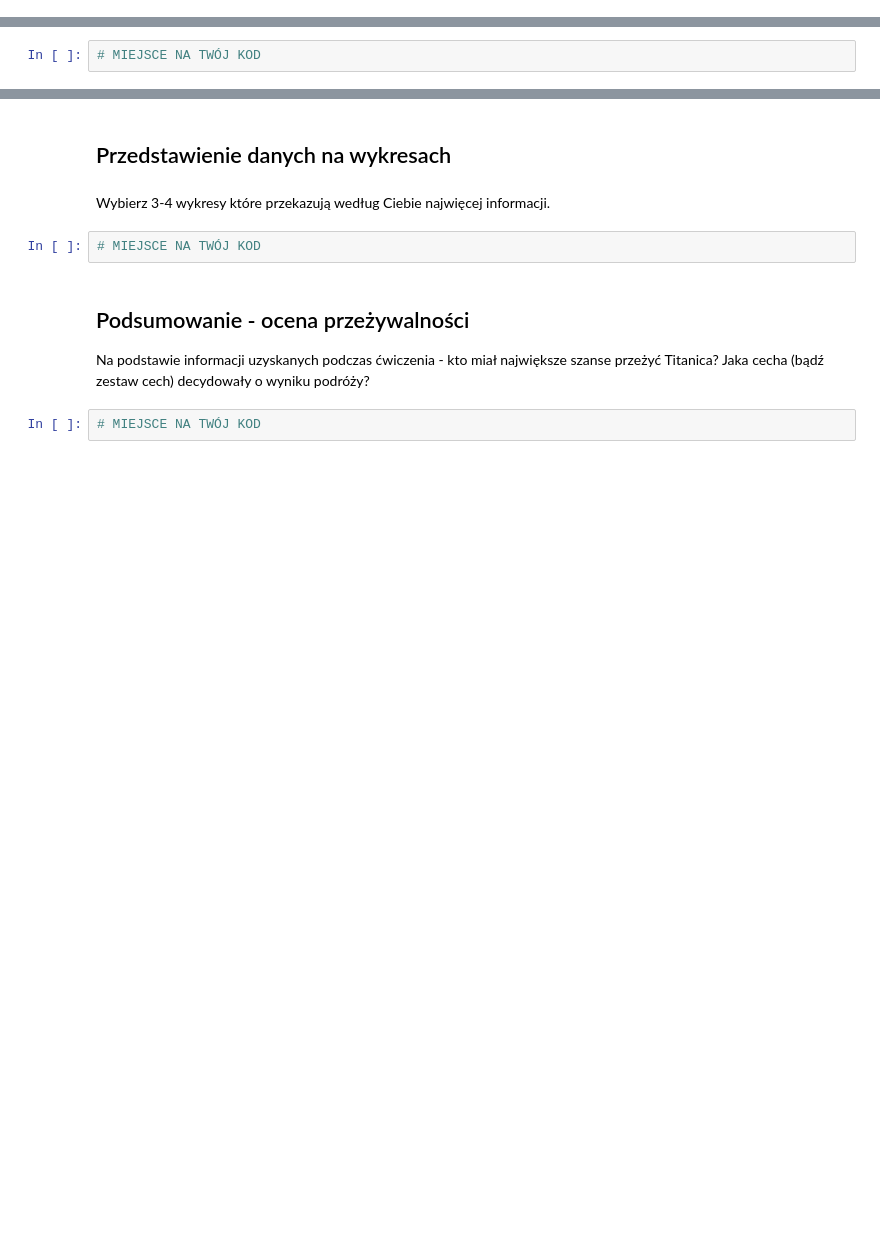
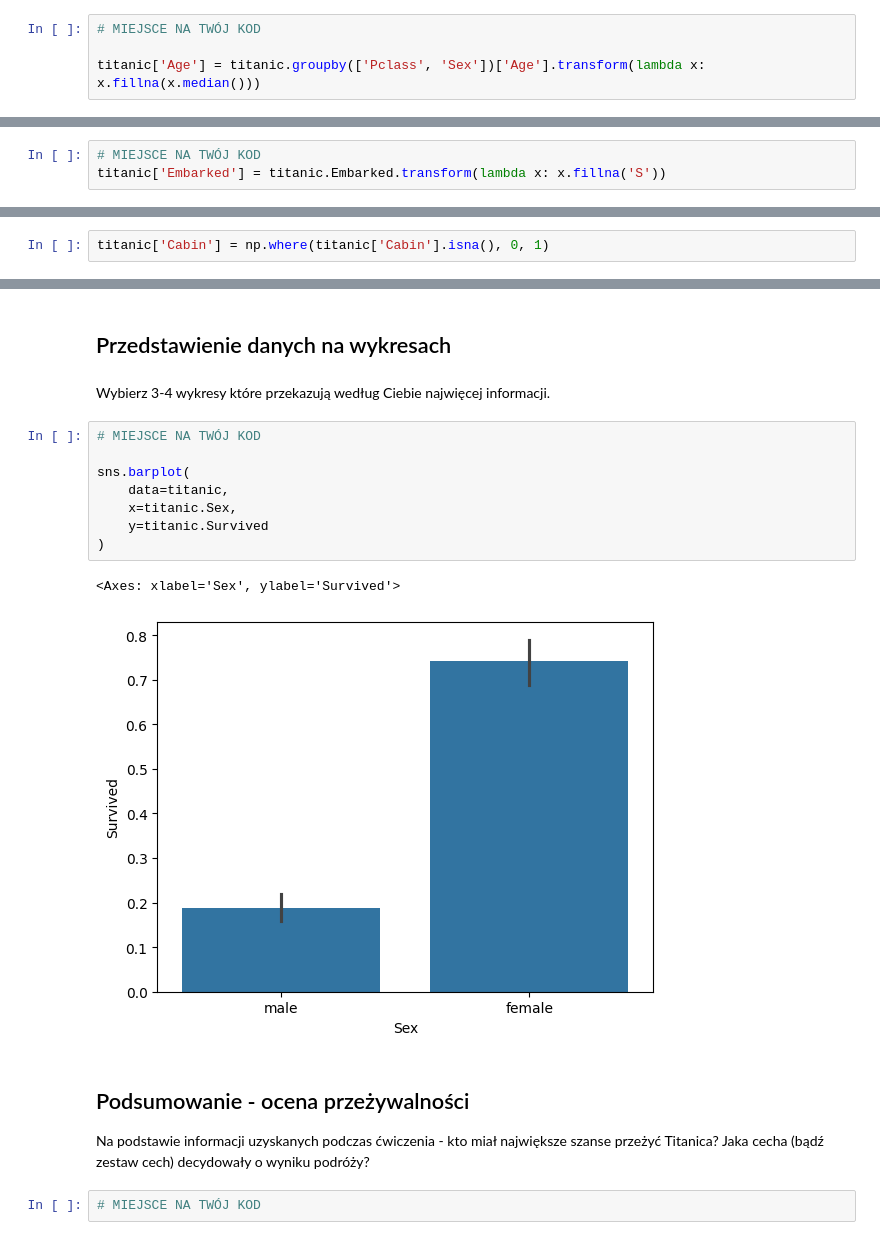
Before and after one commit to Zajecia-na-PWr-LR/lista-2-wiktoriamalinowska, a Jupyter notebook: UczenieMaszynowe_25_26_Lista2.ipynb, the cells around one changed output, grey strips where cells are left out. Drawn from its saved outputs; the diff is of its cells as text; blank space fills up the shorter version.

```diff
--- a/UczenieMaszynowe_25_26_Lista2.ipynb
+++ b/UczenieMaszynowe_25_26_Lista2.ipynb
@@ -183,2 +155,6 @@ dtype: int64
+# %%
+# MIEJSCE NA TWÓJ KOD
+
+titanic['Age'] = titanic.groupby(['Pclass', 'Sex'])['Age'].transform(lambda x: x.fillna(x.median()))
 # %%
 assert titanic['Age'].isnull().values.any() == False, "Kolumna 'wiek' zawiera brakujące wartości"
@@ -189,5 +173,6 @@ AssertionError: Kolumna 'wiek' zawiera brakujące wartości
 # %%
 # MIEJSCE NA TWÓJ KOD
+titanic['Embarked'] = titanic.Embarked.transform(lambda x: x.fillna('S'))
 # %%
 assert titanic['Embarked'].isnull().values.any() == False, "Kolumna 'zaokrętowanie' zawiera brakujące wartości"
 # %% [markdown]
@@ -197,3 +191,5 @@ assert titanic['Embarked'].isnull().values.any() == False, "Kolumna 'zaokrętowa
+# %%
+titanic['Cabin'] = np.where(titanic['Cabin'].isna(), 0, 1)
 # %%
 assert titanic['Cabin'].isnull().values.any() == False, "Kolumna 'kabina' zawiera brakujące wartości"
 # %%
@@ -204,6 +200,15 @@ assert titanic.isnull().values.any() == False, "Zbiór danych zawiera brakujące
 Wybierz 3-4 wykresy które przekazują według Ciebie najwięcej informacji.
 # %%
 # MIEJSCE NA TWÓJ KOD
+
+sns.barplot(
+    data=titanic,
+    x=titanic.Sex,
+    y=titanic.Survived
+)
+# %% [output]
+<Axes: xlabel='Sex', ylabel='Survived'>
+[figure, added]
 # %% [markdown]
 ## Podsumowanie - ocena przeżywalności
 
```
Also changed, not shown: parts of 7 cells of this notebook.
